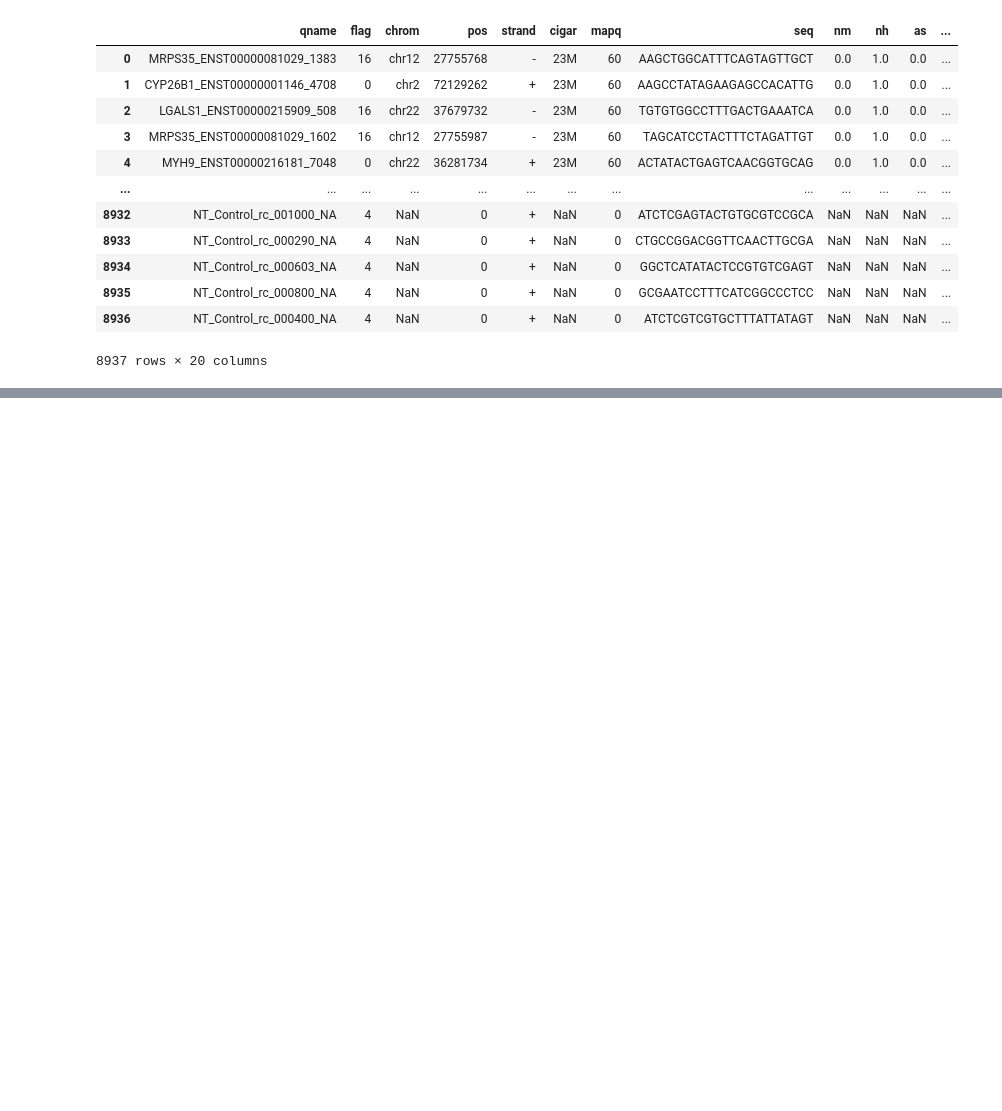
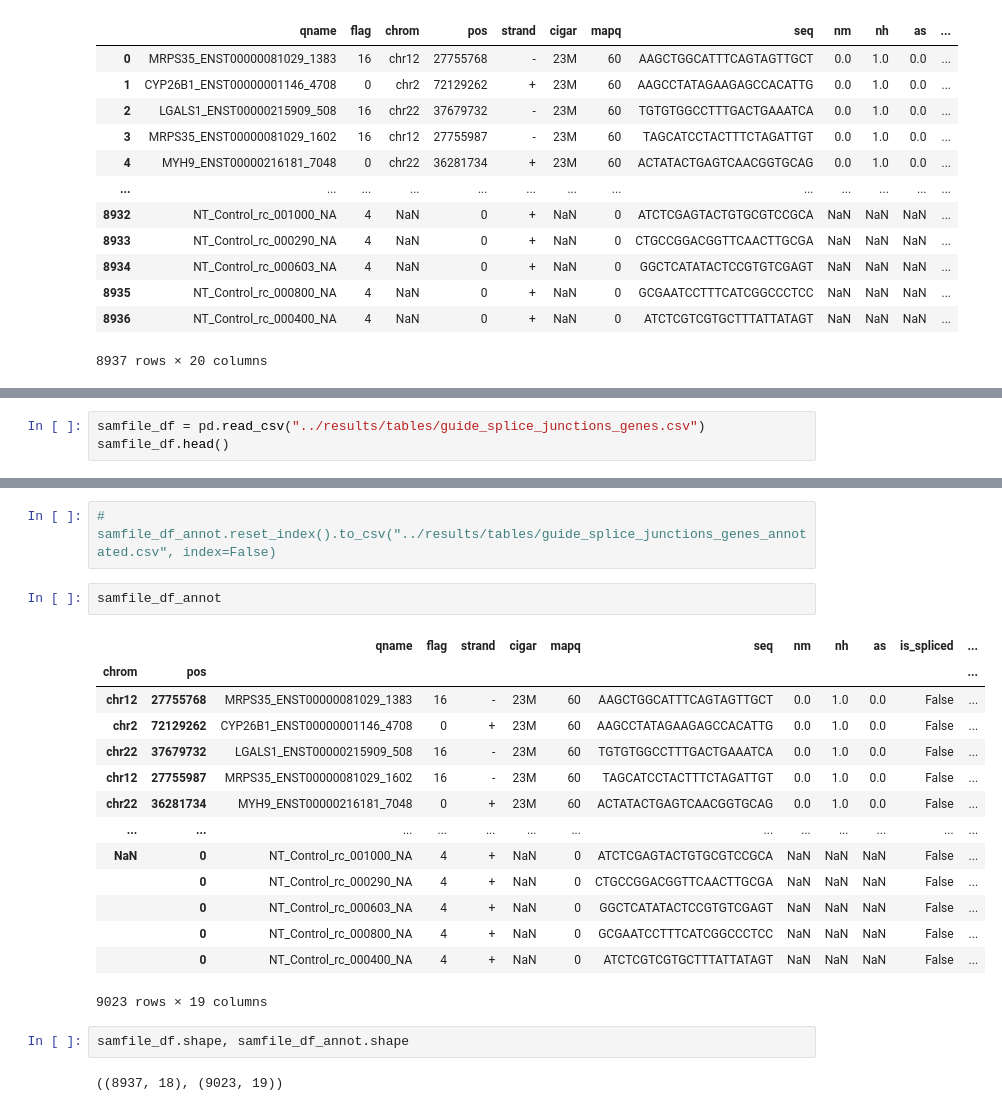
Before and after one commit to stefanpeidli/SYM101, a Jupyter notebook: notebooks/SYM101_check_alignment.ipynb, the cells around one changed output, grey strips where cells are left out. Cells and saved outputs as stored; diff of their text form; blank space fills up the shorter version.

Commit message:
New guide alignment

```diff
--- a/notebooks/SYM101_check_alignment.ipynb
+++ b/notebooks/SYM101_check_alignment.ipynb
@@ -416,0 +421,3 @@ samfile_df
+# %%
+samfile_df = pd.read_csv("../results/tables/guide_splice_junctions_genes.csv")
+samfile_df.head()
@@ -416,0 +512,23 @@ samfile_df
+# %%
+# samfile_df_annot.reset_index().to_csv("../results/tables/guide_splice_junctions_genes_annotated.csv", index=False)
+# %%
+samfile_df_annot
+# %% [output]
+|  |  | qname | flag | strand | cigar | mapq | seq | nm | nh | as | is_spliced | ... |
+| chrom | pos |  |  |  |  |  |  |  |  |  |  | ... |
+| chr12 | 27755768 | MRPS35_ENST00000081029_1383 | 16 | - | 23M | 60 | AAGCTGGCATTTCAGTAGTTGCT | 0.0 | 1.0 | 0.0 | False | ... |
+| chr2 | 72129262 | CYP26B1_ENST00000001146_4708 | 0 | + | 23M | 60 | AAGCCTATAGAAGAGCCACATTG | 0.0 | 1.0 | 0.0 | False | ... |
+| chr22 | 37679732 | LGALS1_ENST00000215909_508 | 16 | - | 23M | 60 | TGTGTGGCCTTTGACTGAAATCA | 0.0 | 1.0 | 0.0 | False | ... |
+| chr12 | 27755987 | MRPS35_ENST00000081029_1602 | 16 | - | 23M | 60 | TAGCATCCTACTTTCTAGATTGT | 0.0 | 1.0 | 0.0 | False | ... |
+| chr22 | 36281734 | MYH9_ENST00000216181_7048 | 0 | + | 23M | 60 | ACTATACTGAGTCAACGGTGCAG | 0.0 | 1.0 | 0.0 | False | ... |
+| ... | ... | ... | ... | ... | ... | ... | ... | ... | ... | ... | ... | ... |
+| NaN | 0 | NT_Control_rc_001000_NA | 4 | + | NaN | 0 | ATCTCGAGTACTGTGCGTCCGCA | NaN | NaN | NaN | False | ... |
+|  | 0 | NT_Control_rc_000290_NA | 4 | + | NaN | 0 | CTGCCGGACGGTTCAACTTGCGA | NaN | NaN | NaN | False | ... |
+|  | 0 | NT_Control_rc_000603_NA | 4 | + | NaN | 0 | GGCTCATATACTCCGTGTCGAGT | NaN | NaN | NaN | False | ... |
+|  | 0 | NT_Control_rc_000800_NA | 4 | + | NaN | 0 | GCGAATCCTTTCATCGGCCCTCC | NaN | NaN | NaN | False | ... |
+|  | 0 | NT_Control_rc_000400_NA | 4 | + | NaN | 0 | ATCTCGTCGTGCTTTATTATAGT | NaN | NaN | NaN | False | ... |
+9023 rows × 19 columns
+# %%
+samfile_df.shape, samfile_df_annot.shape
+# %% [output]
+((8937, 18), (9023, 19))
```
Also changed, not shown: parts of 21 cells of this notebook, 7 other files.
